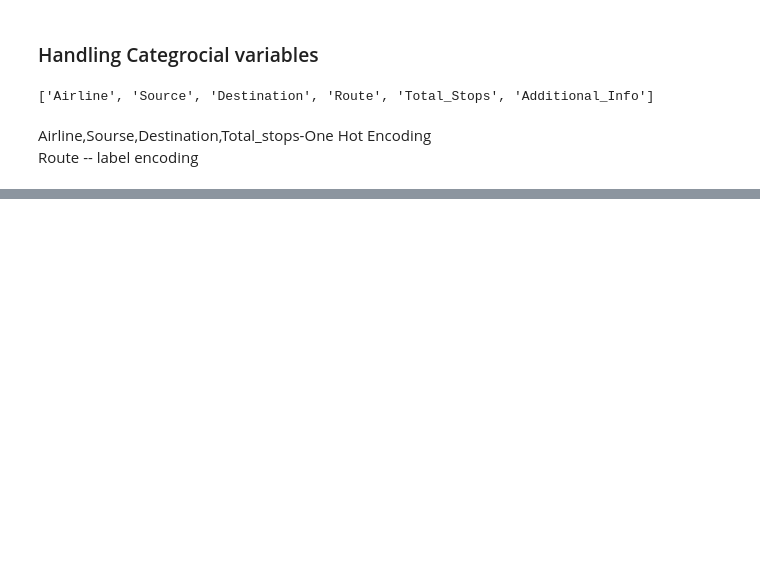
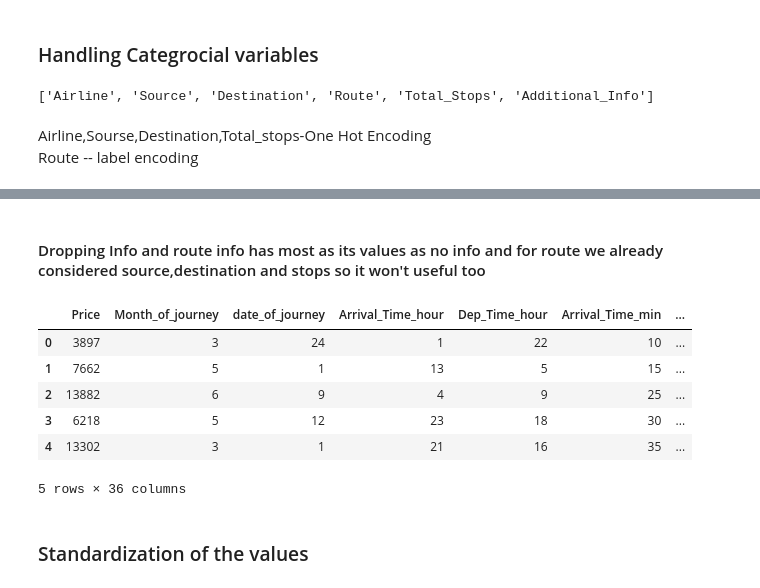
Before and after one commit to prakash-d07/Flight_Fare_estimator_Project, a Jupyter notebook: research/test.ipynb, the cells around one changed output, grey strips where cells are left out. Cells and saved outputs as stored; diff of their text form; code cells hidden in the pictures; blank space fills up the shorter version.

```diff
--- a/research/test.ipynb
+++ b/research/test.ipynb
@@ -368,0 +358,11 @@ df_test=pd.read_excel('G:\Machine learning projects\Flight_fare_prediction_\Data
+# %%
+def one_hot_encode(dataframe, columns_list):
+    for column in columns_list:
+        one_hot_encoded = pd.get_dummies(dataframe[column], prefix=column, dtype=int)  # Convert to integer
+        dataframe = pd.concat([dataframe, one_hot_encoded], axis=1)
+        dataframe = dataframe.drop(column, axis=1)
+
+    return dataframe
+# %%
+columns_one_hot=['Airline', 'Source', 'Destination', 'Total_Stops']
+df=one_hot_encode(df,columns_one_hot)
@@ -368,0 +389,16 @@ df_test=pd.read_excel('G:\Machine learning projects\Flight_fare_prediction_\Data
+# %% [markdown]
+#### Dropping Info and route info has most as its values as no info and for route we already considered source,destination and stops so it won't useful too
+# %%
+df.drop(['Route','Additional_Info'],inplace=True,axis=1)
+# %%
+df.head()
+# %% [output]
+|  | Price | Month_of_journey | date_of_journey | Arrival_Time_hour | Dep_Time_hour | Arrival_Time_min | ... |
+| 0 | 3897 | 3 | 24 | 1 | 22 | 10 | ... |
+| 1 | 7662 | 5 | 1 | 13 | 5 | 15 | ... |
+| 2 | 13882 | 6 | 9 | 4 | 9 | 25 | ... |
+| 3 | 6218 | 5 | 12 | 23 | 18 | 30 | ... |
+| 4 | 13302 | 3 | 1 | 21 | 16 | 35 | ... |
+5 rows × 36 columns
+# %% [markdown]
+### Standardization of the values
```
Also changed, not shown: parts of 27 cells of this notebook, 1 other file.
